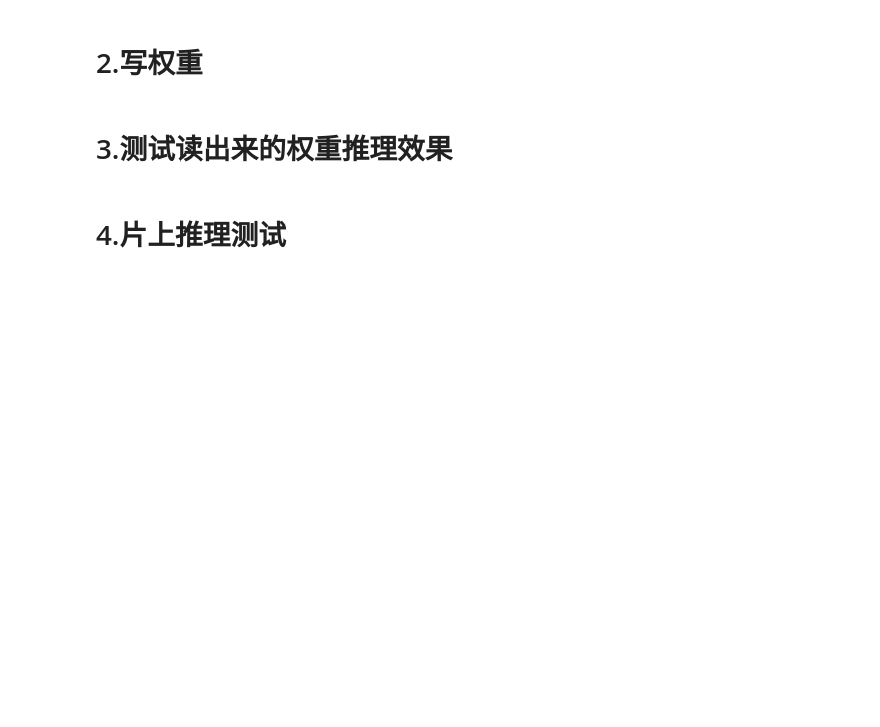
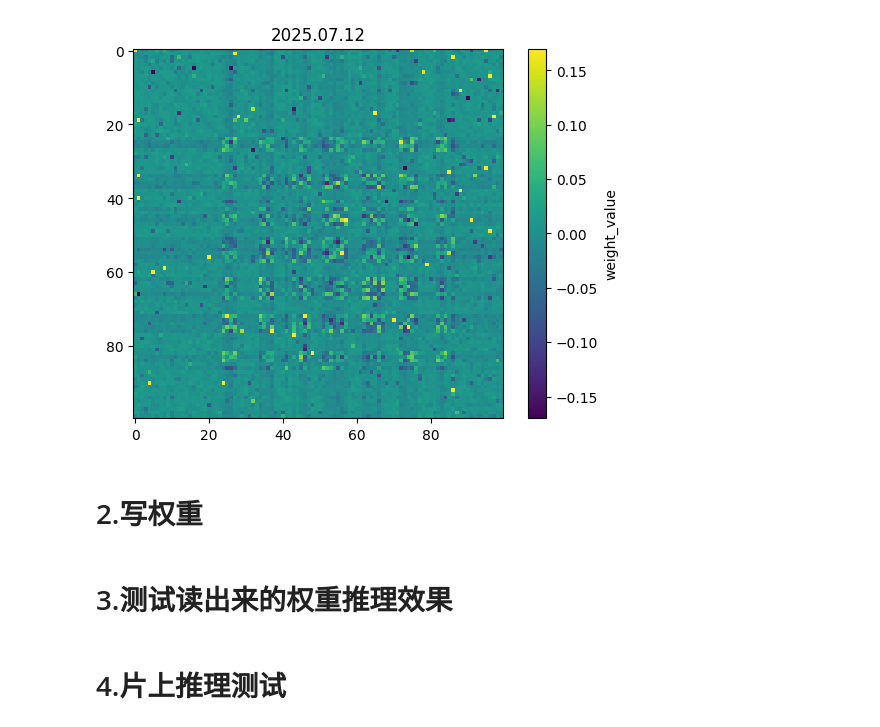
Before and after one commit to bei-meng/host_computer, a Jupyter notebook: Neural_Network_Deployment/hminst_1_4补偿.ipynb, the cells around one changed output. Cells and saved outputs as stored; diff of their text form; code cells hidden in the pictures; blank space fills up the shorter version.

```diff
--- a/Neural_Network_Deployment/hminst_1_4补偿.ipynb
+++ b/Neural_Network_Deployment/hminst_1_4补偿.ipynb
@@ -19,6 +19,18 @@ from util import plot_v_cond,plot_cond,show_crossbar,DataLoader
 
 from network.layer import Layer,hnnLayer
 import pickle
+# %%
+data1 = np.load("../data/hnn数据记录/hnn/weight_data/20250528.npy")
+data2 = np.load("../data/hnn数据记录/hnn/weight_data/20250603.npy")
+data3 = np.load("../data/hnn数据记录/hnn/weight_data/20250625.npy")
+data4 = np.load("../data/hnn数据记录/hnn/weight_data/20250712.npy")
+# %%
+
+W = (data4-hnn.cond_reference)/hnn.cond_range*hnn.weight_max
+# W[W>0.19]=-0.19
+plot_cond(W,vmin=-hnn.weight_max,vmax=hnn.weight_max,label="weight_value",title="2025.07.12")
+# %% [output]
+[figure, added]
 # %%
 chip=CHIP(PS(host="192.168.1.11", port = 7, debug=0),init=True)
 chip.set_device_cfg(deviceType=0,IsNew32=True)
```
